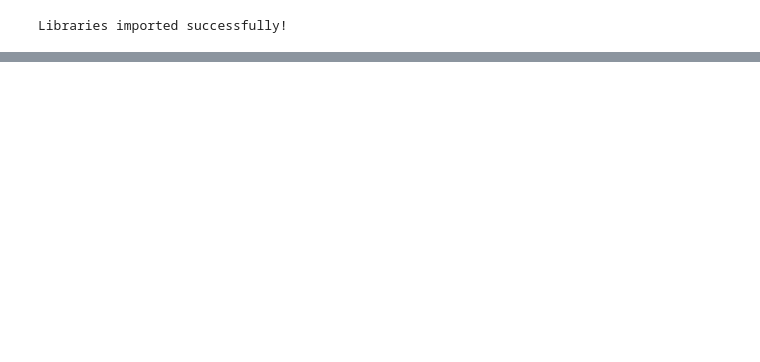
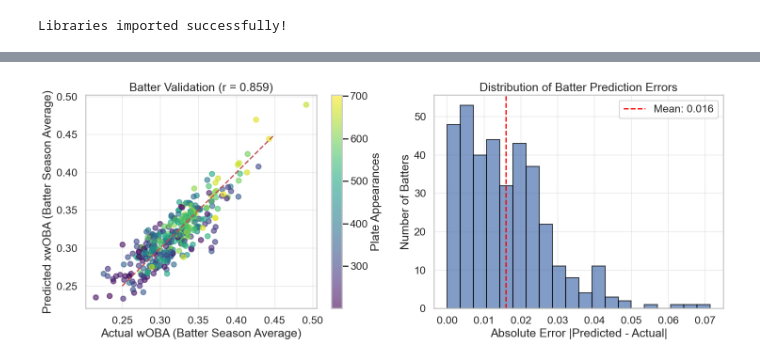
Before and after one commit to calebslgoodman/bball, a Jupyter notebook: notebooks/seasonPredictor.ipynb, the cells around one changed output, grey strips where cells are left out. Drawn from its saved outputs; the diff is of its cells as text; code cells hidden in the pictures; blank space fills up the shorter version.

```diff
--- a/notebooks/seasonPredictor.ipynb
+++ b/notebooks/seasonPredictor.ipynb
@@ -367,0 +494,33 @@ Top 10 Predicted xwOBA (min 200 PA):
+# %%
+fig, axes = plt.subplots(1, 2, figsize=(15, 6))
+
+# Batter correlation plot
+scatter = axes[0].scatter(qualified_batters['actual_woba'],
+                         qualified_batters['predicted_xwoba'],
+                         s=60, alpha=0.6,
+                         c=qualified_batters['plate_appearances'],
+                         cmap='viridis')
+axes[0].plot([0.25, 0.45], [0.25, 0.45], 'r--', linewidth=2)
+axes[0].set_xlabel('Actual wOBA (Batter Season Average)')
+axes[0].set_ylabel('Predicted xwOBA (Batter Season Average)')
+axes[0].set_title(f'Batter Validation (r = {correlation:.3f})')
+axes[0].grid(True, alpha=0.3)
+
+# Add colorbar
+cbar = plt.colorbar(scatter, ax=axes[0])
+cbar.set_label('Plate Appearances')
+
+# Error distribution
+axes[1].hist(qualified_batters['abs_error'], bins=20, alpha=0.7, edgecolor='black')
+axes[1].axvline(qualified_batters['abs_error'].mean(), color='red',
+               linestyle='--', linewidth=2, label=f'Mean: {qualified_batters["abs_error"].mean():.3f}')
+axes[1].set_xlabel('Absolute Error |Predicted - Actual|')
+axes[1].set_ylabel('Number of Batters')
+axes[1].set_title('Distribution of Batter Prediction Errors')
+axes[1].legend()
+axes[1].grid(True, alpha=0.3)
+
+plt.tight_layout()
+plt.show()
+# %% [output]
+[figure, added]
```
Also changed, not shown: parts of 11 cells of this notebook.
